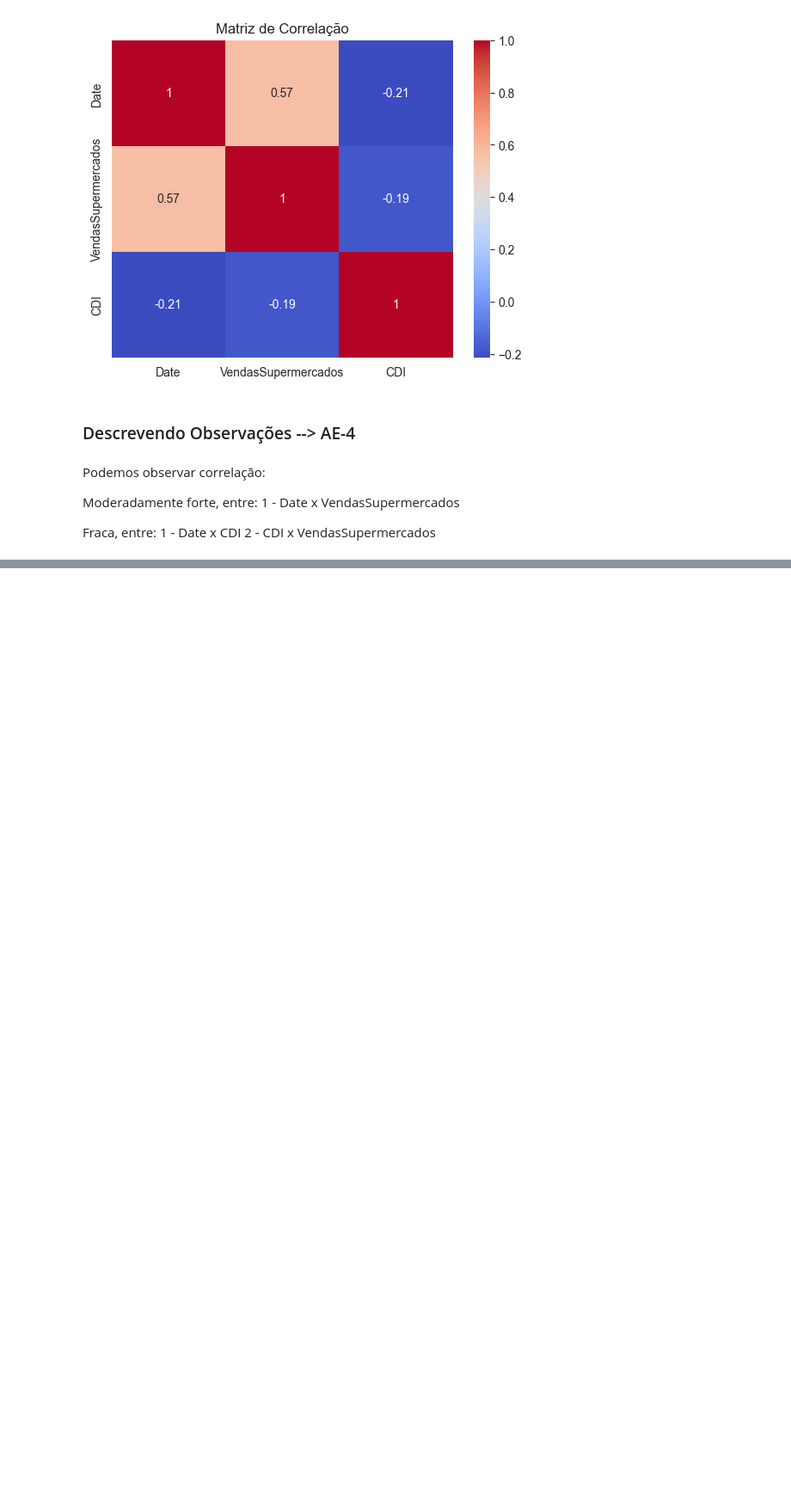
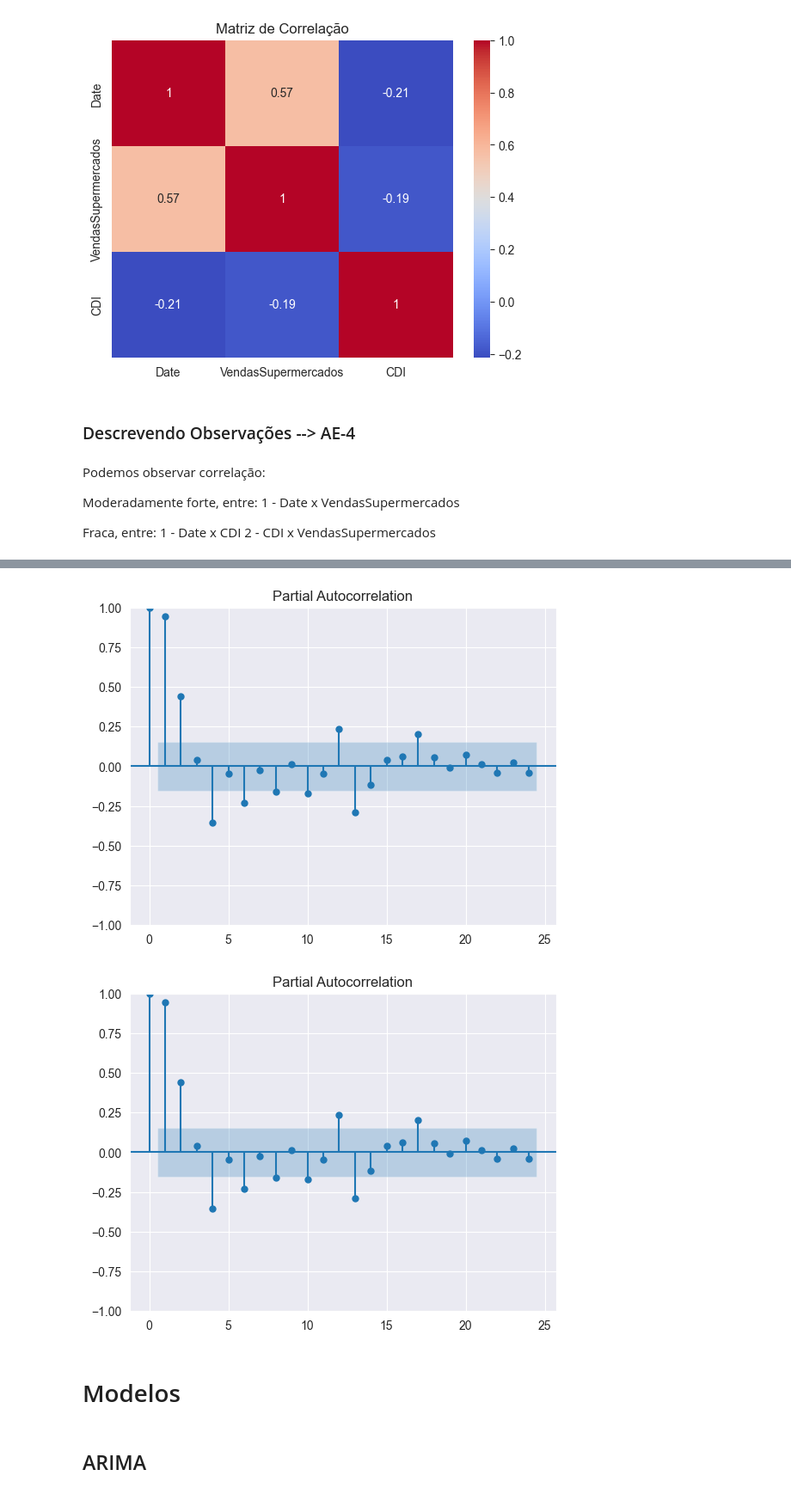
Before and after one commit to lspraciano/timeSeriesChallengeDez23, a Jupyter notebook: supermarket.ipynb, the cells around one changed output, grey strips where cells are left out. Shown: that part at 86% size. Saved outputs shown, nothing was run; the diff lists cells and outputs as text; code cells hidden in the pictures; blank space fills up the shorter version.

Commit message:
refactor: criando modelos

```diff
--- a/supermarket.ipynb
+++ b/supermarket.ipynb
@@ -437,0 +504,12 @@ Fraca, entre:
+# %%
+plot_pacf(
+    x=df_cdi,
+    lags=24
+)
+# %% [output]
+[figure, added]
+[figure, added]
+# %% [markdown]
+# Modelos
+# %% [markdown]
+## ARIMA
```
Also changed, not shown: parts of 26 cells of this notebook, 2 other files.
